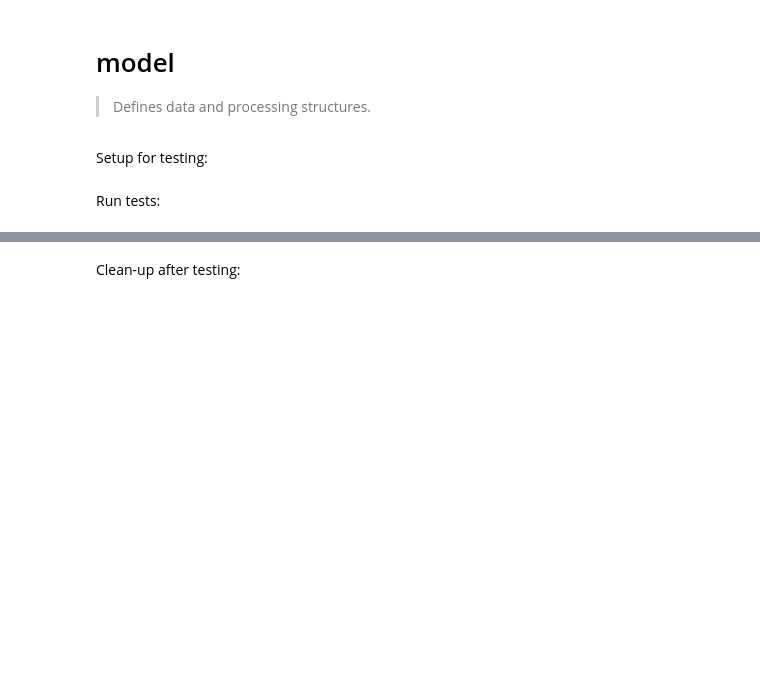
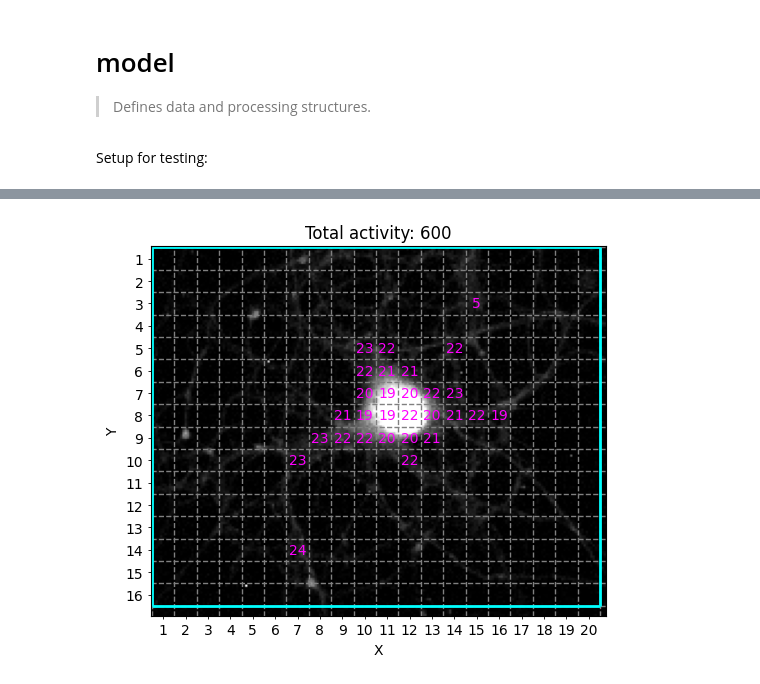
Before and after one commit to Indoc-Research/NeuralActivityCubic, a Jupyter notebook: nbs/02_model.ipynb, the cells around one changed output, grey strips where cells are left out. Cells and saved outputs as stored; diff of their text form; code cells hidden in the pictures; blank space fills up the shorter version.

```diff
--- a/nbs/02_model.ipynb
+++ b/nbs/02_model.ipynb
@@ -359,24 +365,24 @@ def test_representative_single_trace_results():
 # %%
+#| hide
 #| export
-#| hide
 
-def test_activity_overview_png():
+def test_activity_overview_png(results_dir):
     filepath = results_dir / 'activity_overview.png'
     return filepath.is_file()
 
-def test_roi_label_ids_overview_png():
+def test_roi_label_ids_overview_png(results_dir):
     filepath = results_dir / 'ROI_label_IDs_overview.png'
     return filepath.is_file()
 
-def test_individual_traces_with_identified_events_pdf():
+def test_individual_traces_with_identified_events_pdf(results_dir):
     filepath = results_dir / 'Individual_traces_with_identified_events.pdf'
     return filepath.is_file()
 
-def test_logs_txt():
+def test_logs_txt(results_dir):
     filepath = results_dir / 'logs.txt'
     return filepath.is_file()
 
-def test_user_settings_json():
+def test_user_settings_json(results_dir):
     filepath = results_dir / 'user_settings.json'
     return filepath.is_file()
 # %% [markdown]
@@ -388,21 +390,25 @@ example_results_dir = Path('../test_data/00/example_test_results_for_spiking_neu
-# %% [markdown]
-Run tests:
 # %%
+#| hide
+
 # confirm that model can be executed:
-assert test_correct_model_run() is None
+results_directory = test_correct_model_run()
 
-results_dir = model.analysis_job_queue[0].results_dir_path
+assert results_directory.exists()
 
 # confirm all csv files have been created and are correct:
-assert test_all_peak_results(), 'There is an issue with the "all_peak_results.csv" file!'
-assert test_amplitude_and_df_over_f_results()
-assert test_auc_results()
-assert test_variance_area_results()
-assert test_representative_single_trace_results()
+assert test_all_peak_results(results_directory), 'There is an issue with the "all_peak_results.csv" file!'
+assert test_amplitude_and_df_over_f_results(results_directory)
+assert test_auc_results(results_directory)
+assert test_variance_area_results(results_directory)
+assert test_representative_single_trace_results(results_directory)
 
 # confirm all other result files have been created:
-assert test_activity_overview_png()
-assert test_roi_label_ids_overview_png()
-assert test_individual_traces_with_identified_events_pdf()
-assert test_logs_txt()
-assert test_user_settings_json()
+assert test_activity_overview_png(results_directory)
+assert test_roi_label_ids_overview_png(results_directory)
+assert test_individual_traces_with_identified_events_pdf(results_directory)
+assert test_logs_txt(results_directory)
+assert test_user_settings_json(results_directory)
+
+# cleanup
+rmtree(results_directory)
+# %% [output]
@@ -409,2 +432 @@ assert test_user_settings_json()
+[figure, added]
-# %% [markdown]
-Clean-up after testing:
```
Also changed, not shown: parts of 9 cells of this notebook, 12 other files.
